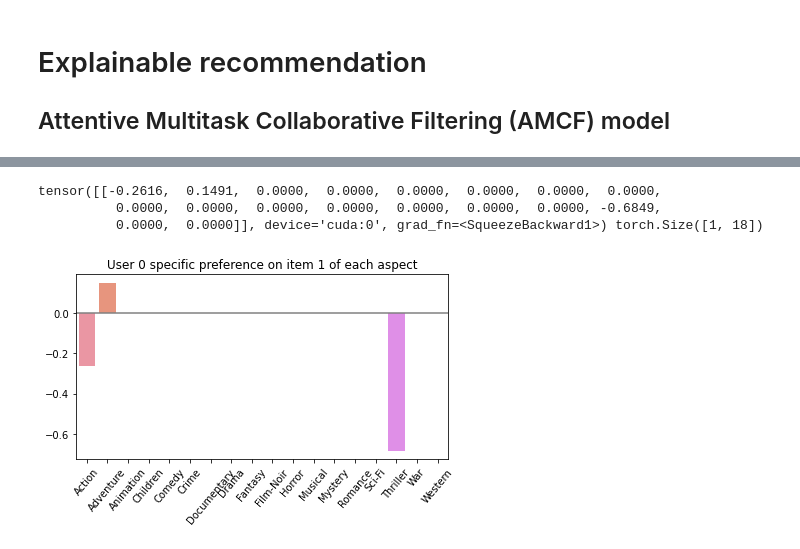
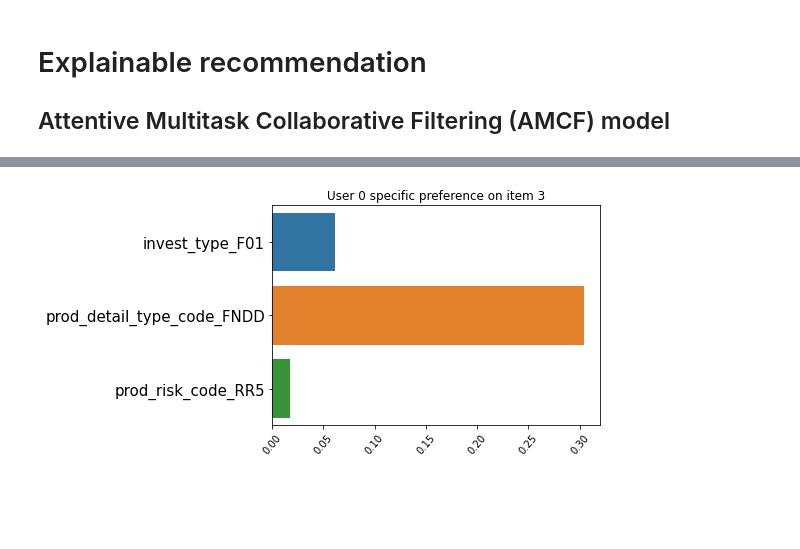
Before and after one commit to elvish7/AMCF, a Jupyter notebook: amcf_dev/reco_explain_test.ipynb, the cells around one changed output, grey strips where cells are left out. Cells and saved outputs as stored; diff of their text form; code cells hidden in the pictures; blank space fills up the shorter version.

Commit message:
plot output

```diff
--- a/amcf_dev/reco_explain_test.ipynb
+++ b/amcf_dev/reco_explain_test.ipynb
@@ -89,26 +89,34 @@ plot_upref_radar(0, u_pred)
-# %%
-def plot_ui_spec_pref(uid, iid):
-    # get user specific preference on item j of each aspects
-    users = torch.tensor([uid], dtype=torch.long).to(device)
-    items = torch.tensor([iid], dtype=torch.long).to(device)
-    # get genre information from item id
-    item_asp = item_to_genre(items.cpu(), data_size='100k').values
-    item_asp = torch.Tensor(item_asp).to(device)
-    ui_pred = model.predict_spec_pref(users, items, item_asp)
-    print(ui_pred, ui_pred.shape)
-
-    aspects = pd.read_csv('/home/cytsao/esun_fund/AMCF_original/movielens/ml-100k.movies').columns
-    sns.barplot(x=aspects[1:], y=ui_pred.cpu().detach().numpy()[0])
-    plt.title('User '+str(uid)+' specific preference on item '+str(iid)+' of each aspect')
-    plt.xticks(rotation=50)
-    plt.axhline(0, color='gray')
-    plt.tight_layout()
-    # plt.savefig('spec_pref.png')
-
-
-plot_ui_spec_pref(0, 1)
-# %% [output]
-tensor([[-0.2616,  0.1491,  0.0000,  0.0000,  0.0000,  0.0000,  0.0000,  0.0000,
-          0.0000,  0.0000,  0.0000,  0.0000,  0.0000,  0.0000,  0.0000, -0.6849,
-          0.0000,  0.0000]], device='cuda:0', grad_fn=<SqueezeBackward1>) torch.Size([1, 18])
-[figure, removed]
+# %%
+import pickle
+fund = pickle.load(open('fund_data_1231.pkl', 'rb'))
+
+def plot_ui_spec_pref(uid, iid, u_pred):
+    # get user specific preference on item j of each aspects
+    df = pd.DataFrame(u_pred[uid].cpu().detach().numpy())
+
+    aspects = np.array(['invest_type_F01', 'invest_type_F02', 'invest_type_F03',
+       'invest_type_F04', 'invest_type_F05', 'invest_type_F06',
+       'prod_detail_type_code_FNDD', 'prod_detail_type_code_FNDF',
+       'prod_risk_code_RR1', 'prod_risk_code_RR2', 'prod_risk_code_RR3',
+       'prod_risk_code_RR4', 'prod_risk_code_RR5'])
+
+    item_feature = np.array(fund[fund['fid']==iid])[0] # multi-hot value
+    item_feature = list(item_feature[1:4]) + [0] + list(item_feature[4:])
+
+    spec_pref = u_pred[uid].cpu().detach().numpy()*item_feature
+    spec_pref = (spec_pref[spec_pref>0])
+
+    plt.figure(figsize=(8,4))
+    # sns.barplot(x=spec_pref, y=aspects, orient='h') # y=aspects
+    sns.barplot(x=spec_pref, y=aspects[[0, 6, 12]], orient='h') # y=aspects
+    plt.title('User '+str(uid)+' specific preference on item '+str(iid))
+    plt.xticks(rotation=50)
+    plt.yticks(fontsize=15)
+    # plt.axhline(0, color='gray')
+    plt.tight_layout()
+    # plt.savefig('spec_pref.png')
+
+
+plot_ui_spec_pref(0, 3, u_pred)
+# %% [output]
+[figure, added]
```
Also changed, not shown: parts of 4 cells of this notebook.
